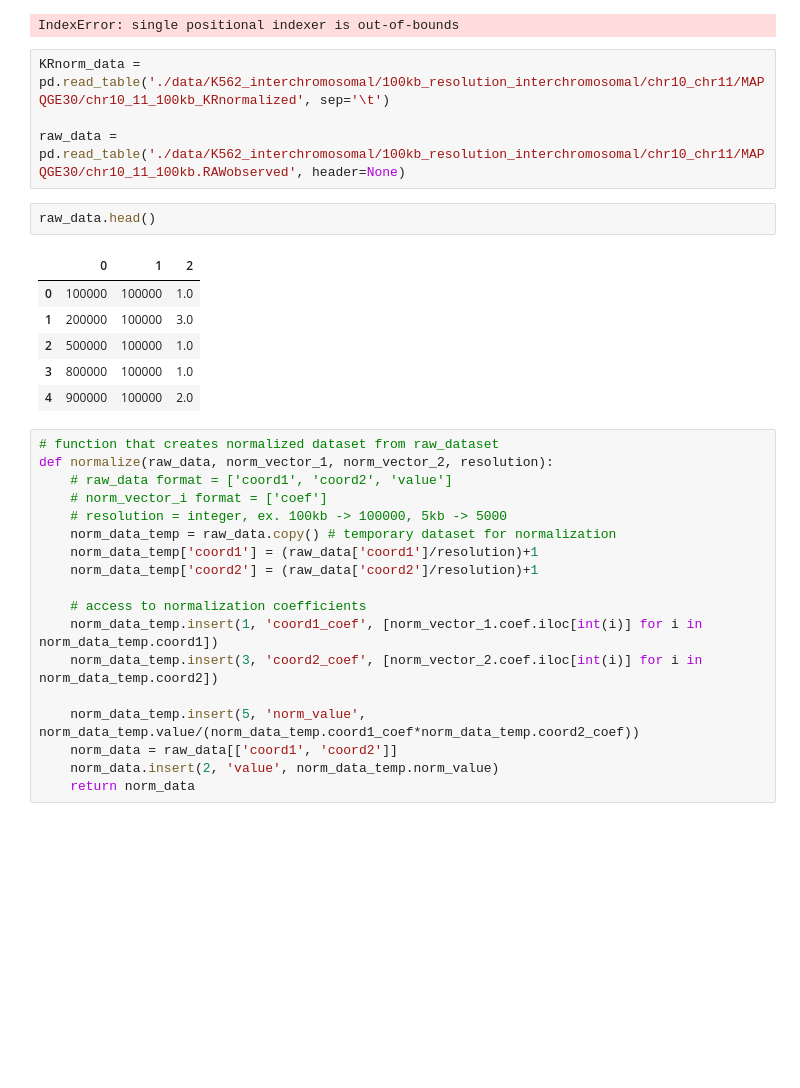
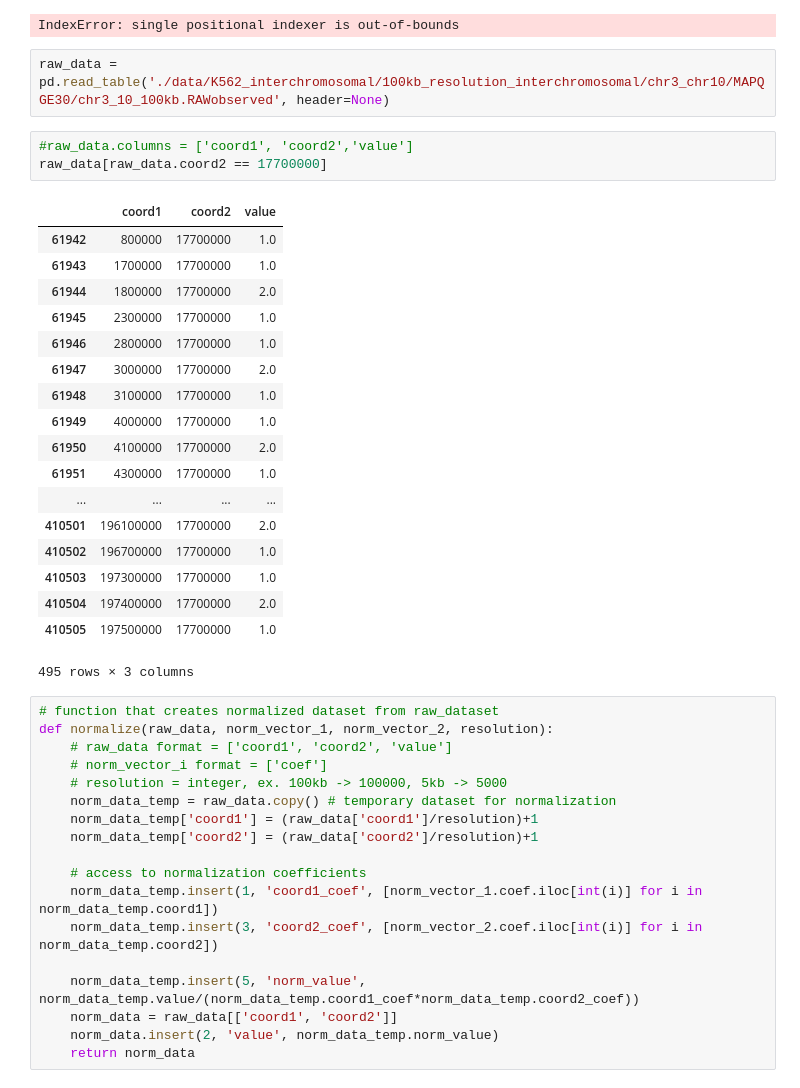
Before and after one commit to danchurova/3D_Genome, a Jupyter notebook: data_analysis_K562.ipynb, the cells around one changed output. Drawn from its saved outputs; the diff is of its cells as text; blank space fills up the shorter version.

```diff
--- a/data_analysis_K562.ipynb
+++ b/data_analysis_K562.ipynb
@@ -181,18 +181,29 @@ normalize(raw_data_chr3_10, KRnorm_vector_1_chr3_10, KRnorm_vector_2_chr3_10, 10
 # %% [output]
 IndexError: single positional indexer is out-of-bounds
 # %%
-KRnorm_data = pd.read_table('./data/K562_interchromosomal/100kb_resolution_interchromosomal/chr10_chr11/MAPQGE30/chr10_11_100kb_KRnormalized', sep='\t')
-
-raw_data = pd.read_table('./data/K562_interchromosomal/100kb_resolution_interchromosomal/chr10_chr11/MAPQGE30/chr10_11_100kb.RAWobserved', header=None)
+raw_data = pd.read_table('./data/K562_interchromosomal/100kb_resolution_interchromosomal/chr3_chr10/MAPQGE30/chr3_10_100kb.RAWobserved', header=None)
-# %%
-raw_data.head()
-# %% [output]
-|  | 0 | 1 | 2 |
-| 0 | 100000 | 100000 | 1.0 |
-| 1 | 200000 | 100000 | 3.0 |
-| 2 | 500000 | 100000 | 1.0 |
-| 3 | 800000 | 100000 | 1.0 |
-| 4 | 900000 | 100000 | 2.0 |
+# %%
+#raw_data.columns = ['coord1', 'coord2','value']
+raw_data[raw_data.coord2 == 17700000]
+# %% [output]
+|  | coord1 | coord2 | value |
+| 61942 | 800000 | 17700000 | 1.0 |
+| 61943 | 1700000 | 17700000 | 1.0 |
+| 61944 | 1800000 | 17700000 | 2.0 |
+| 61945 | 2300000 | 17700000 | 1.0 |
+| 61946 | 2800000 | 17700000 | 1.0 |
+| 61947 | 3000000 | 17700000 | 2.0 |
+| 61948 | 3100000 | 17700000 | 1.0 |
+| 61949 | 4000000 | 17700000 | 1.0 |
+| 61950 | 4100000 | 17700000 | 2.0 |
+| 61951 | 4300000 | 17700000 | 1.0 |
+| ... | ... | ... | ... |
+| 410501 | 196100000 | 17700000 | 2.0 |
+| 410502 | 196700000 | 17700000 | 1.0 |
+| 410503 | 197300000 | 17700000 | 1.0 |
+| 410504 | 197400000 | 17700000 | 2.0 |
+| 410505 | 197500000 | 17700000 | 1.0 |
+495 rows × 3 columns
 # %%
 # function that creates normalized dataset from raw_dataset
 def normalize(raw_data, norm_vector_1, norm_vector_2, resolution):
```
Also changed, not shown: 6 other files.
